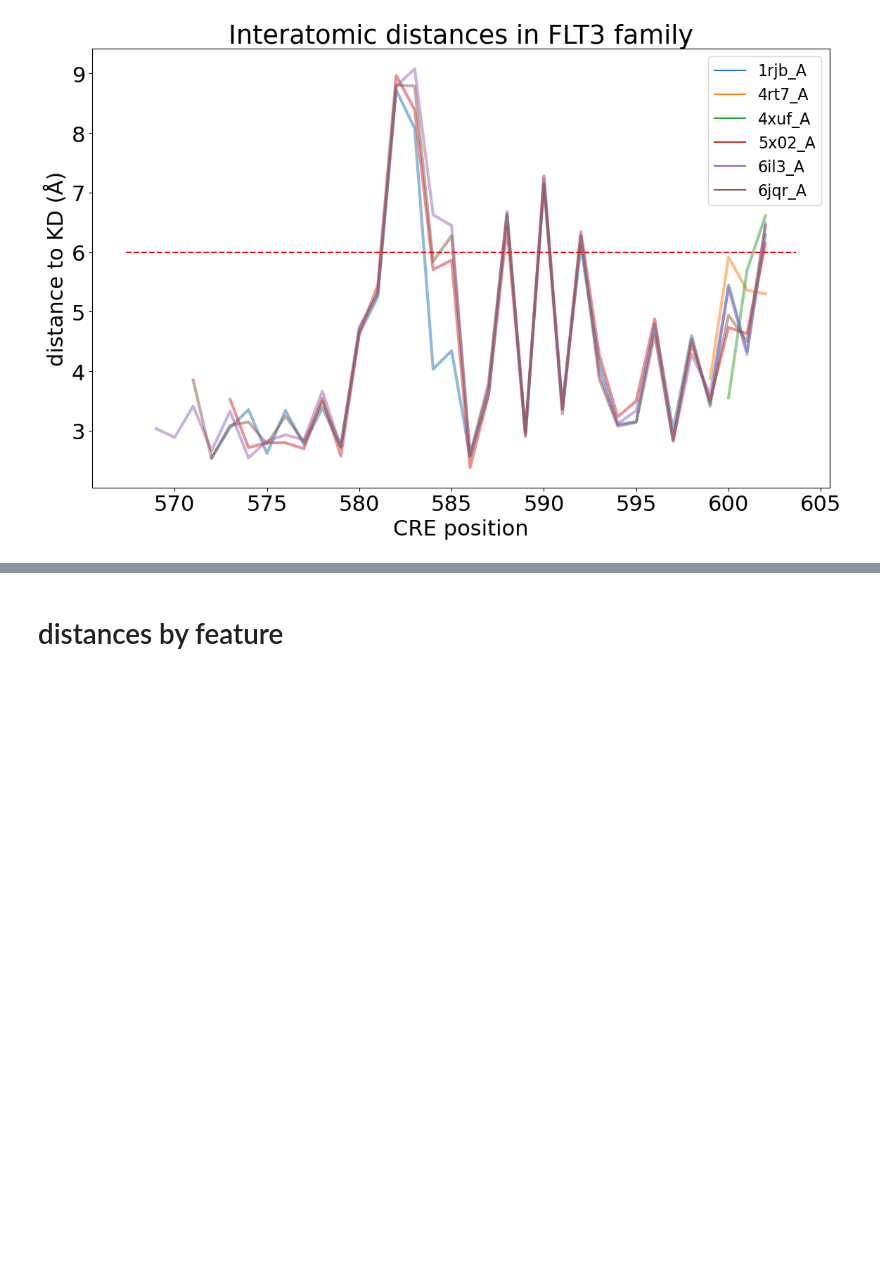
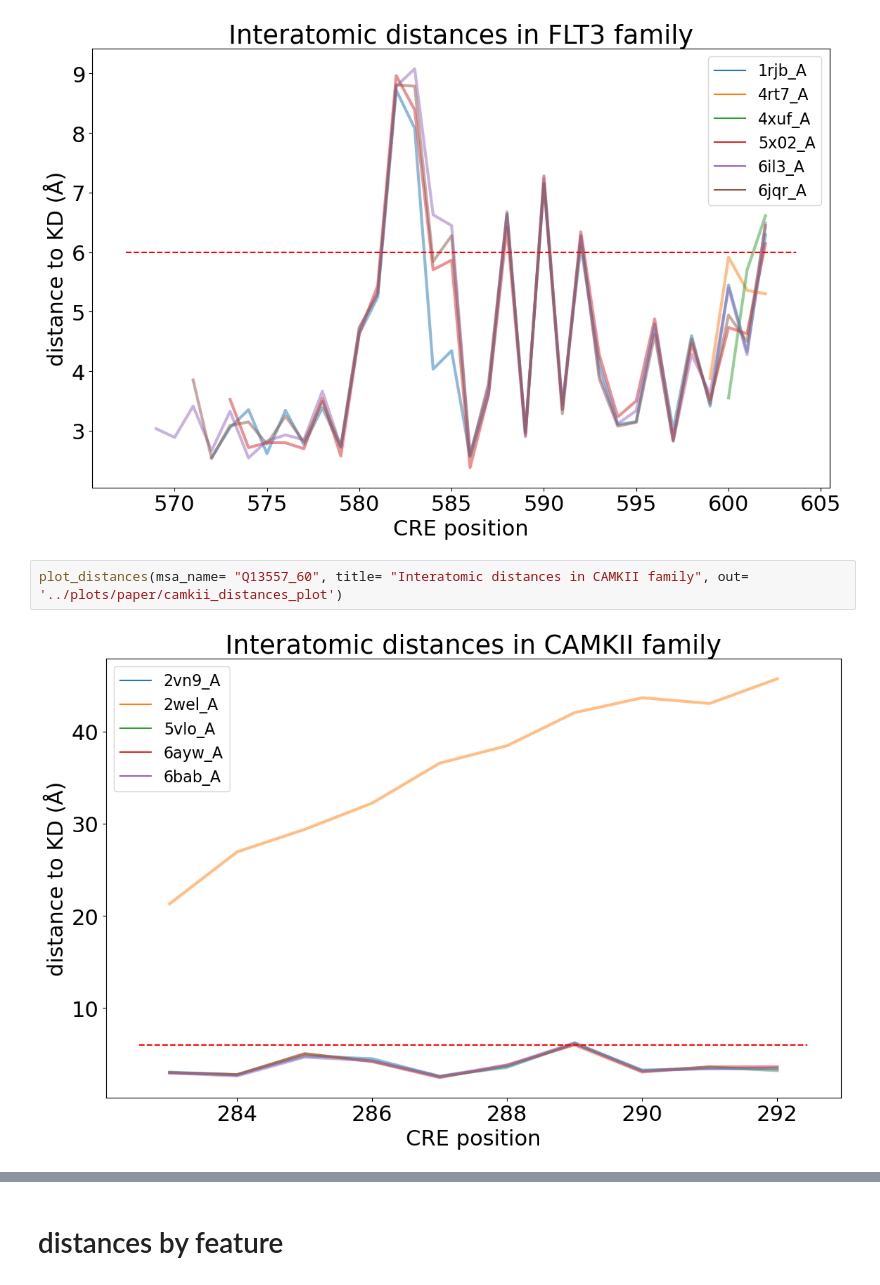
Before and after one commit to alvaro-2/cis-reg, a Jupyter notebook: scripts/paper_figures.ipynb, the cells around one changed output, grey strips where cells are left out. Saved outputs shown, nothing was run; the diff lists cells and outputs as text; blank space fills up the shorter version.

```diff
--- a/scripts/paper_figures.ipynb
+++ b/scripts/paper_figures.ipynb
@@ -154,3 +189,7 @@ plt.show()
 plot_distances(msa_name= "P36888_60", title= "Interatomic distances in FLT3 family", out= '../plots/paper/flt3_distances_plot')
 # %% [output]
 [figure]
+# %%
+plot_distances(msa_name= "Q13557_60", title= "Interatomic distances in CAMKII family", out= '../plots/paper/camkii_distances_plot')
+# %% [output]
+[figure, added]
```
Also changed, not shown: parts of 43 cells of this notebook, 4 other files.
